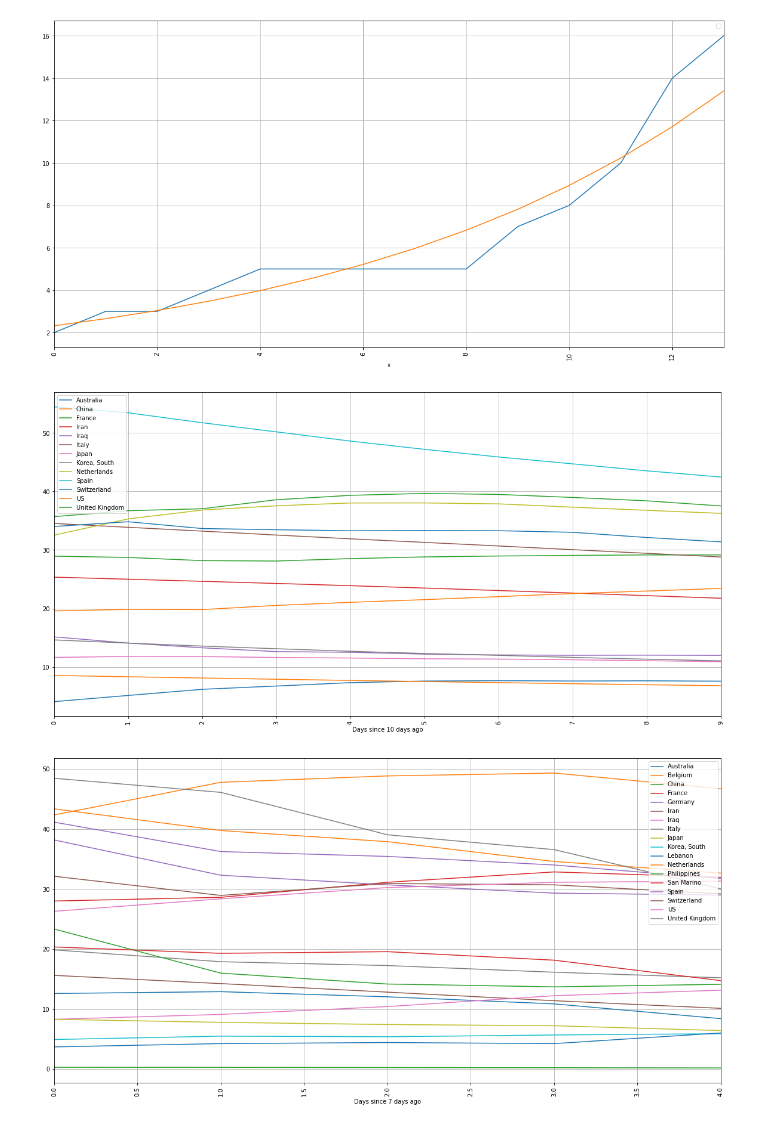
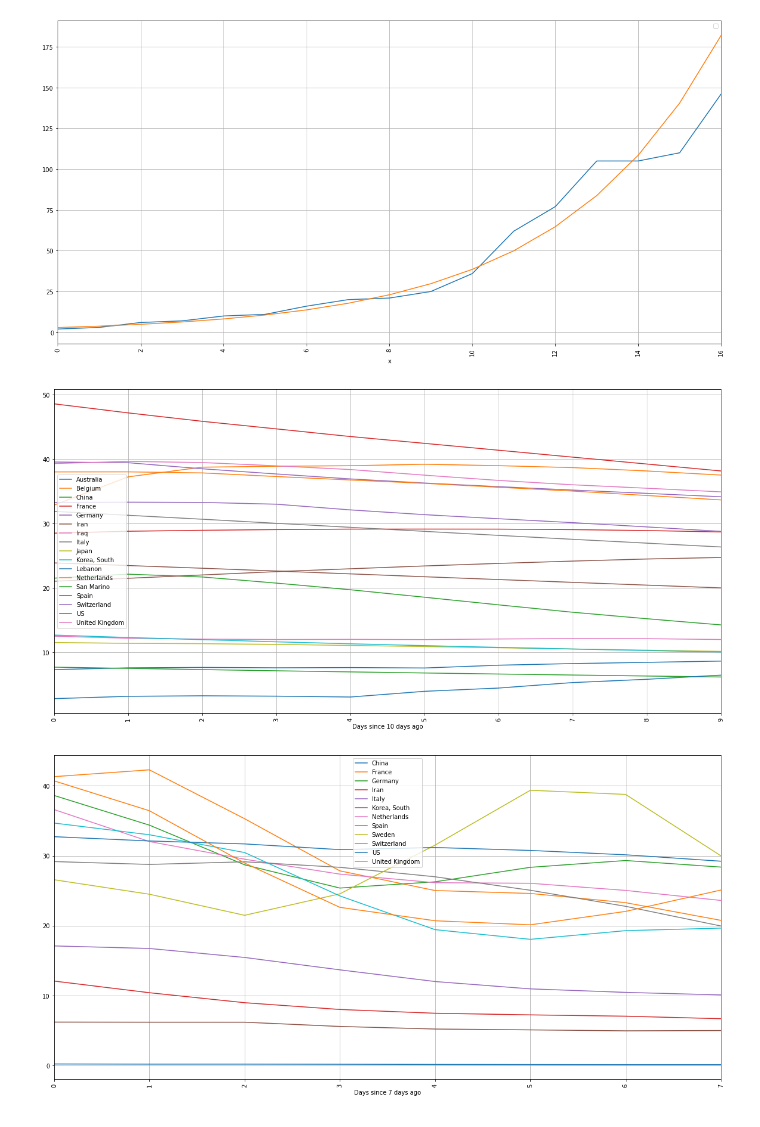
Before and after one commit to kpetersson/data-visualization-covid-19, a Jupyter notebook: daily-growth-rates-per-country.ipynb, the cells around one changed output. Drawn from its saved outputs; the diff is of its cells as text; code cells hidden in the pictures.

Commit message:
Fix of data preprocess and added smoothing of curves in final

```diff
--- a/daily-growth-rates-per-country.ipynb
+++ b/daily-growth-rates-per-country.ipynb
@@ -13,7 +13,7 @@ def exponential_model_log(x,a,b,c):
     return np.log10(exponential_model(x,a,b,c))
 
 def get_exp_fit(country, deductedDaysNew = 0, movingAverageLength = 0):
-    blackListedCountries = ["Iceland", "Diamond Princess"]
+    blackListedCountries = ["Iceland", "Diamond Princess", "Kazakhstan"]
     if country in blackListedCountries:
         return 0
     y = df.loc[country].values
@@ -24,9 +24,9 @@ def get_exp_fit(country, deductedDaysNew = 0, movingAverageLength = 0):
         if (i == 1):
             ones += 1
 
-    y = y[ones:-1]
+    y = y[ones:y.size]
 
-    min = 9 if movingAverageLength == 0 else movingAverageLength
+    min = 10 if movingAverageLength == 0 else movingAverageLength
     if y.size - deductedDaysNew < min:
         return 0
 
@@ -90,5 +90,5 @@ plt.show()
 # %%
-fit = get_exp_fit("Poland")
+fit = get_exp_fit("Sweden")
 
 labels = []
 values = []
@@ -110,7 +110,7 @@ plt.rcParams["figure.figsize"] = (20,10)
 
 plt.show()
 # %% [output]
-[figure, old version]
+[figure, new version]
 # %%
 result = dict()
 for i, j in df.iterrows():
@@ -142,37 +142,41 @@ plt.rcParams["figure.figsize"] = (20,10)
 
 plt.show()
 # %% [output]
-[figure, old version]
+[figure, new version]
 # %%
 result = dict()
 for i, j in df.iterrows():
     lol = []
-    lengthlol = 5
-    movingAverageLengthlol = 10
+    lengthlol = 10
+    movingAverageLengthlol = 5
     for k in range(lengthlol,0,-1):
         a = get_exp_fit(i, k, movingAverageLengthlol)
         if a != 0:
             lol.append(a)
 
-    if len(lol) > lengthlol-1:
+    if len(lol) > lengthlol-1 and lol[0][3][movingAverageLengthlol-1] > 50 or i == "Sweden":
         result[i] = lol
 
 values = dict()
 for countryEntry in result.items():
     lool = []
     for expFit in countryEntry[1]:
         lool.append(((np.exp(expFit[0][1]))-1)*100)
 
-    values[countryEntry[0]] = lool
+    loolsmoothed = []
+    for i in range(2, len(lool)):
+        loolsmoothed.append((lool[i-2] + lool[i-1] + lool[i])/3)
+
+    values[countryEntry[0]] = loolsmoothed
 
 df2 = pd.DataFrame.from_dict(values)
 ax = df2.plot()
 
 plt.xlabel("Days since 7 days ago")
 plt.xticks(rotation=90)
 plt.grid()
 plt.rcParams["figure.figsize"] = (20,10)
 
 plt.show()
 # %% [output]
-[figure, old version]
+[figure, new version]
```
Also changed, not shown: parts of 1 cell of this notebook.
